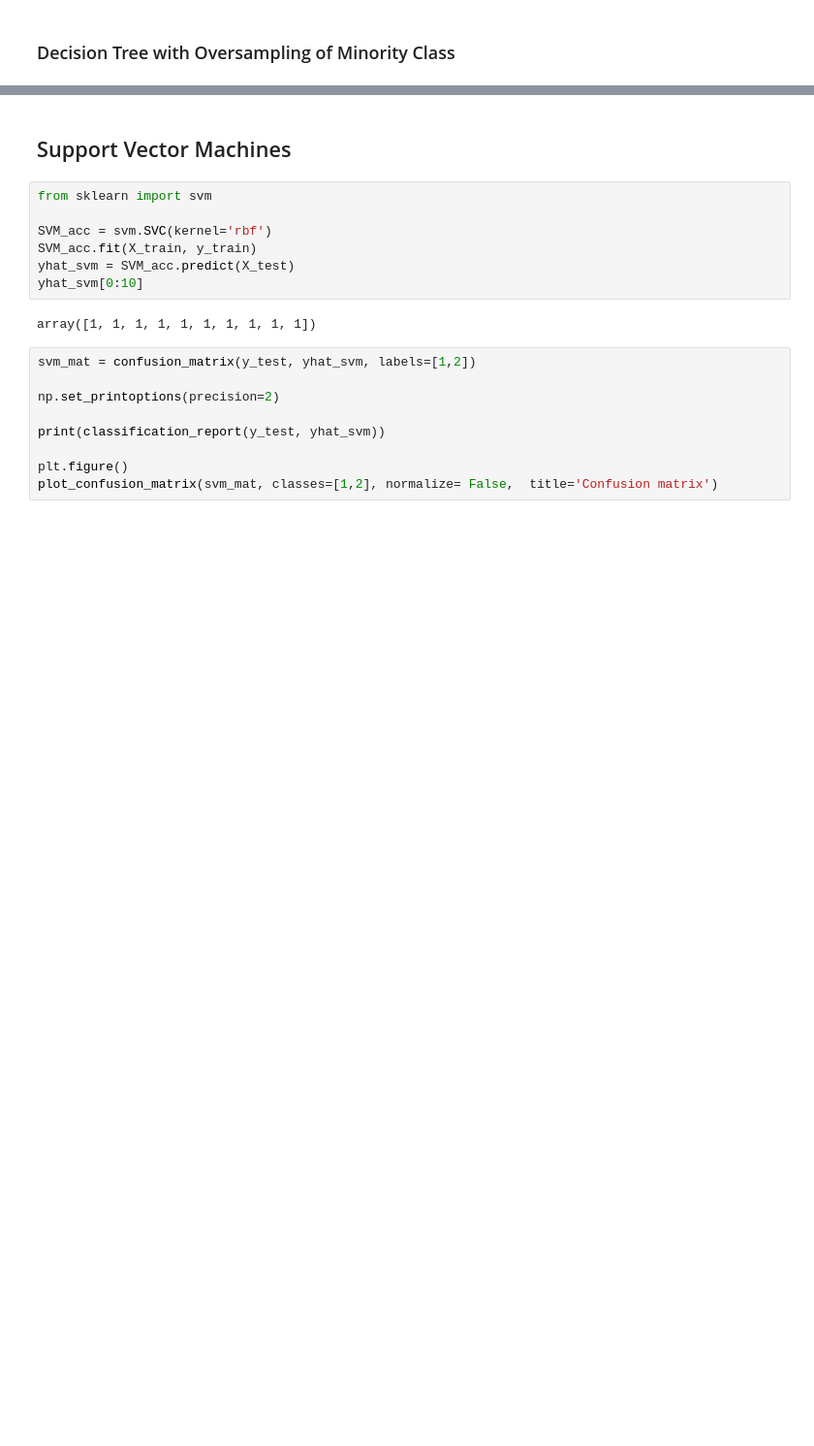
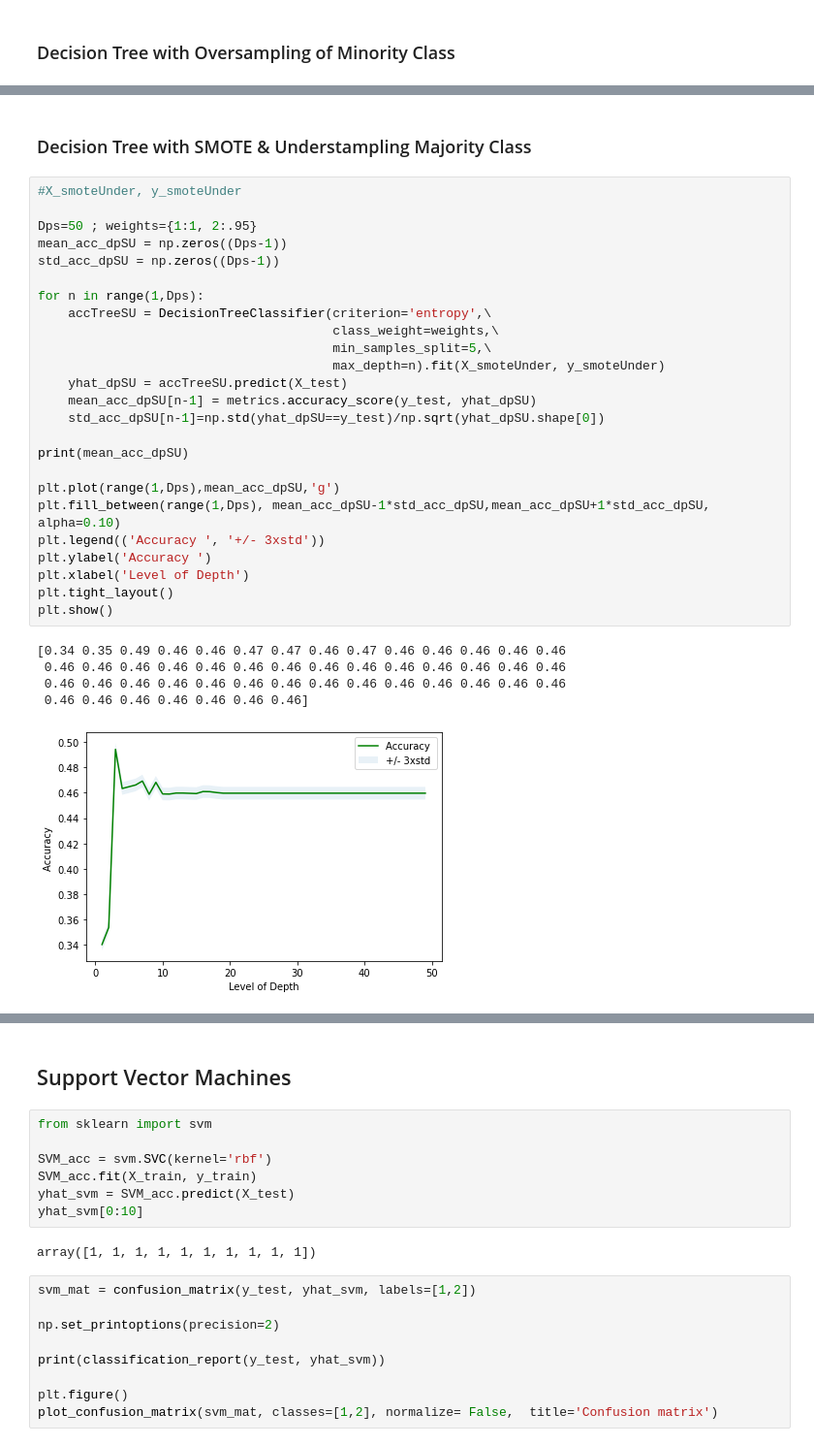
Before and after one commit to fabelperez/DataScienceCapstoneRepo, a Jupyter notebook: applieddscapstone.ipynb, the cells around one changed output, grey strips where cells are left out. Shown at 97% size. Cells and saved outputs as stored; diff of their text form; blank space fills up the shorter version.

```diff
--- a/applieddscapstone.ipynb
+++ b/applieddscapstone.ipynb
@@ -514,0 +609,33 @@ Confusion matrix, without normalization
+# %% [markdown]
+### Decision Tree with SMOTE & Understampling Majority Class
+# %%
+#X_smoteUnder, y_smoteUnder
+
+Dps=50 ; weights={1:1, 2:.95}
+mean_acc_dpSU = np.zeros((Dps-1))
+std_acc_dpSU = np.zeros((Dps-1))
+
+for n in range(1,Dps):
+    accTreeSU = DecisionTreeClassifier(criterion='entropy',\
+                                       class_weight=weights,\
+                                       min_samples_split=5,\
+                                       max_depth=n).fit(X_smoteUnder, y_smoteUnder)
+    yhat_dpSU = accTreeSU.predict(X_test)
+    mean_acc_dpSU[n-1] = metrics.accuracy_score(y_test, yhat_dpSU)
+    std_acc_dpSU[n-1]=np.std(yhat_dpSU==y_test)/np.sqrt(yhat_dpSU.shape[0])
+
+print(mean_acc_dpSU)
+
+plt.plot(range(1,Dps),mean_acc_dpSU,'g')
+plt.fill_between(range(1,Dps), mean_acc_dpSU-1*std_acc_dpSU,mean_acc_dpSU+1*std_acc_dpSU, alpha=0.10)
+plt.legend(('Accuracy ', '+/- 3xstd'))
+plt.ylabel('Accuracy ')
+plt.xlabel('Level of Depth')
+plt.tight_layout()
+plt.show()
+# %% [output]
+[0.34 0.35 0.49 0.46 0.46 0.47 0.47 0.46 0.47 0.46 0.46 0.46 0.46 0.46
+ 0.46 0.46 0.46 0.46 0.46 0.46 0.46 0.46 0.46 0.46 0.46 0.46 0.46 0.46
+ 0.46 0.46 0.46 0.46 0.46 0.46 0.46 0.46 0.46 0.46 0.46 0.46 0.46 0.46
+ 0.46 0.46 0.46 0.46 0.46 0.46 0.46]
+[figure, added]
```
Also changed, not shown: parts of 40 cells of this notebook.
